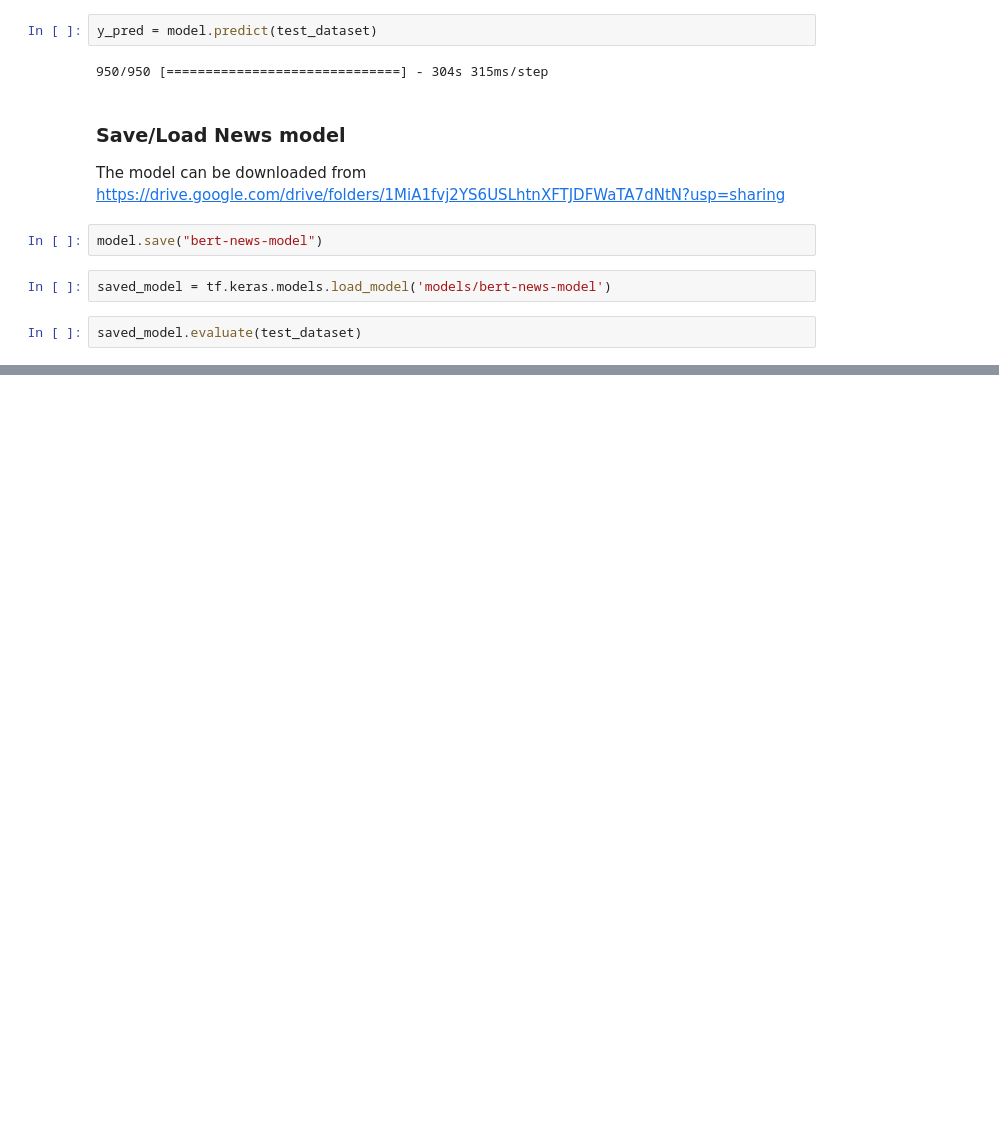
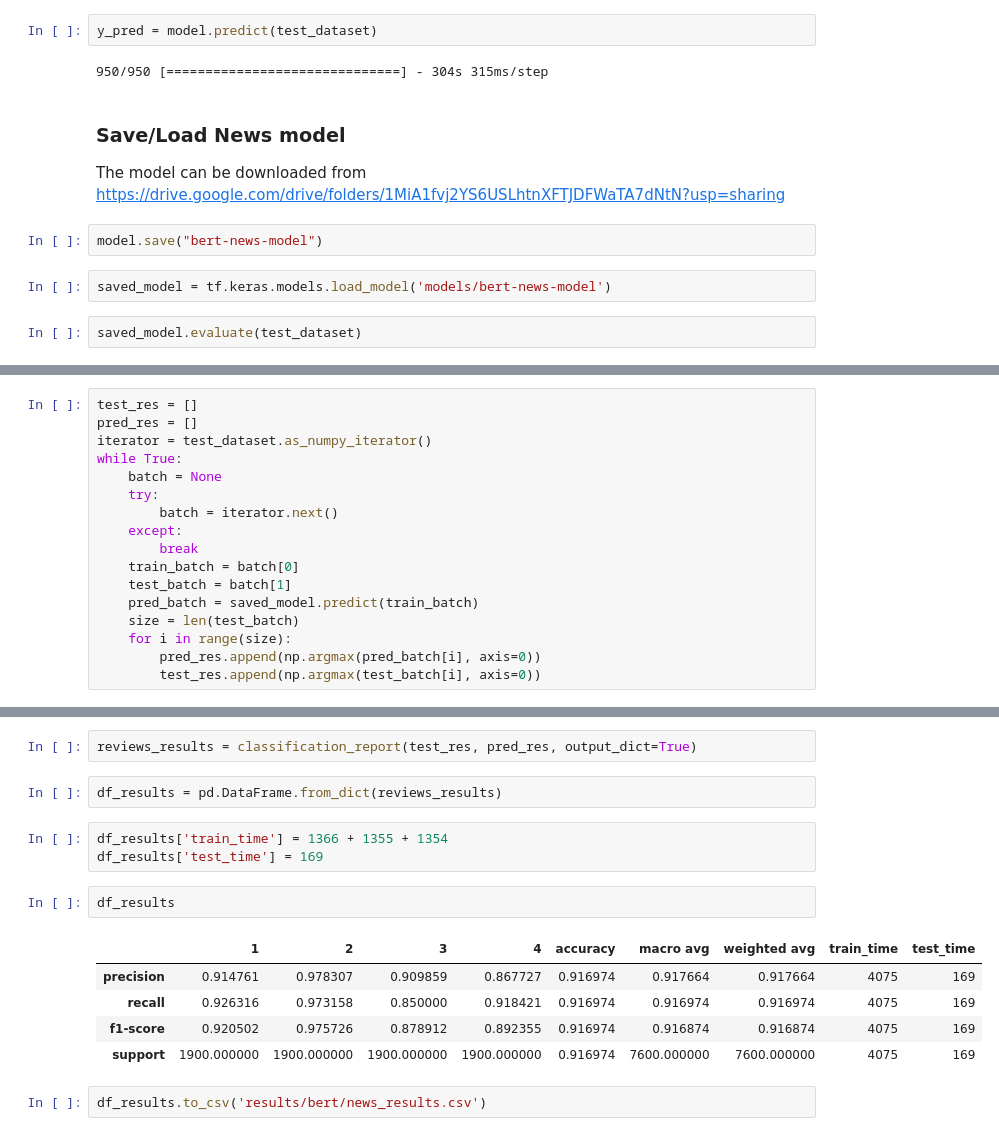
Before and after one commit to r-gg/ml-37, a Jupyter notebook: Exercise 3/BERT_News.ipynb, the cells around one changed output, grey strips where cells are left out. Saved outputs shown, nothing was run; the diff lists cells and outputs as text; blank space fills up the shorter version.

Commit message:
Add classification result data

```diff
--- a/Exercise 3/BERT_News.ipynb
+++ b/Exercise 3/BERT_News.ipynb
@@ -247,0 +251,17 @@ saved_model.evaluate(test_dataset)
+# %%
+test_res = []
+pred_res = []
+iterator = test_dataset.as_numpy_iterator()
+while True:
+    batch = None
+    try:
+        batch = iterator.next()
+    except:
+        break
+    train_batch = batch[0]
+    test_batch = batch[1]
+    pred_batch = saved_model.predict(train_batch)
+    size = len(test_batch)
+    for i in range(size):
+        pred_res.append(np.argmax(pred_batch[i], axis=0))
+        test_res.append(np.argmax(test_batch[i], axis=0))
@@ -247,0 +286,17 @@ saved_model.evaluate(test_dataset)
+# %%
+reviews_results = classification_report(test_res, pred_res, output_dict=True)
+# %%
+df_results = pd.DataFrame.from_dict(reviews_results)
+# %%
+df_results['train_time'] = 1366 + 1355 + 1354
+df_results['test_time'] = 169
+# %%
+df_results
+# %% [output]
+|  | 1 | 2 | 3 | 4 | accuracy | macro avg | weighted avg | train_time | test_time |
+| precision | 0.914761 | 0.978307 | 0.909859 | 0.867727 | 0.916974 | 0.917664 | 0.917664 | 4075 | 169 |
+| recall | 0.926316 | 0.973158 | 0.850000 | 0.918421 | 0.916974 | 0.916974 | 0.916974 | 4075 | 169 |
+| f1-score | 0.920502 | 0.975726 | 0.878912 | 0.892355 | 0.916974 | 0.916874 | 0.916874 | 4075 | 169 |
+| support | 1900.000000 | 1900.000000 | 1900.000000 | 1900.000000 | 0.916974 | 7600.000000 | 7600.000000 | 4075 | 169 |
+# %%
+df_results.to_csv('results/bert/news_results.csv')
```
Also changed, not shown: parts of 4 cells of this notebook, 3 other files.
